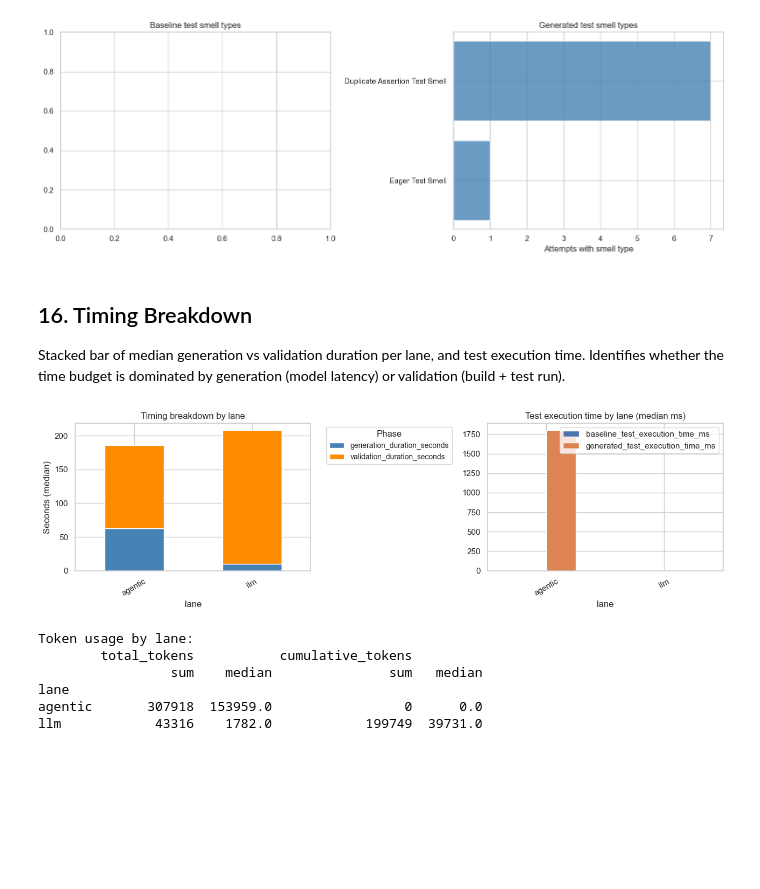
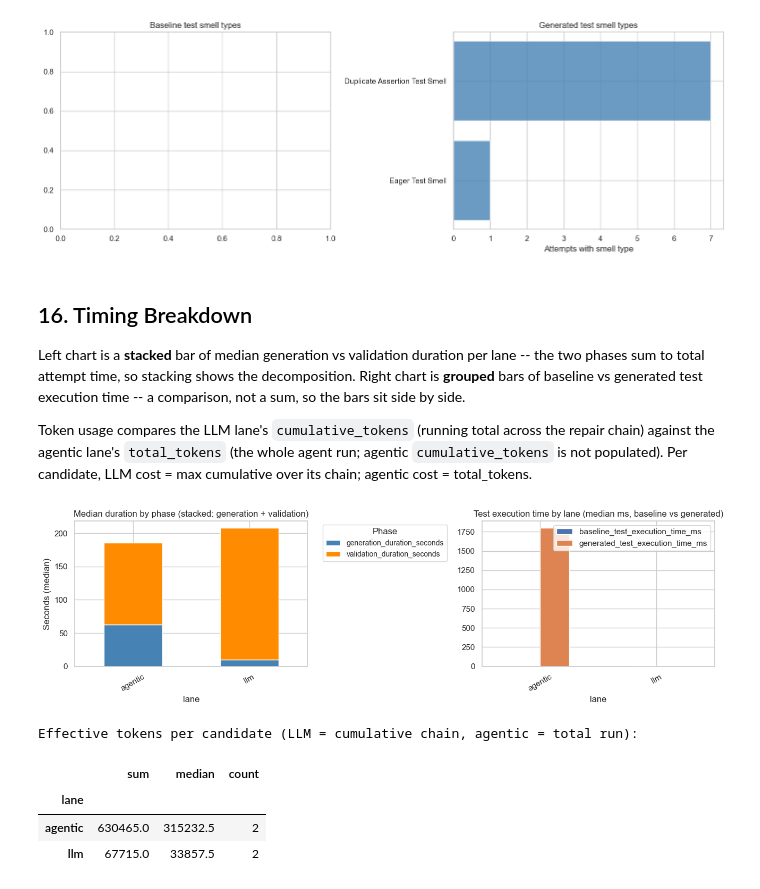
Before and after one commit to consulthunter/TestMap, a Jupyter notebook: Analysis/notebooks/01_repository_evaluation.ipynb, the cells around one changed output. Drawn from its saved outputs; the diff is of its cells as text; code cells hidden in the pictures; blank space fills up the shorter version.

```diff
--- a/Analysis/notebooks/01_repository_evaluation.ipynb
+++ b/Analysis/notebooks/01_repository_evaluation.ipynb
@@ -451,31 +456,34 @@ Generated: total smell instances=13, attempts with smells=7/7
 # %% [markdown]
 ## 16. Timing Breakdown
 
-Stacked bar of median generation vs validation duration per lane, and test execution time. Identifies whether the time budget is dominated by generation (model latency) or validation (build + test run).
+Left chart is a **stacked** bar of median generation vs validation duration per lane -- the two phases sum to total attempt time, so stacking shows the decomposition. Right chart is **grouped** bars of baseline vs generated test execution time -- a comparison, not a sum, so the bars sit side by side.
+
+Token usage compares the LLM lane's `cumulative_tokens` (running total across the repair chain) against the agentic lane's `total_tokens` (the whole agent run; agentic `cumulative_tokens` is not populated). Per candidate, LLM cost = max cumulative over its chain; agentic cost = total_tokens.
 # %%
 from analysis.plots import timing_stacked_bar
 
 fig, axes = plt.subplots(1, 2, figsize=(13, 4))
 timing_stacked_bar(repo_attempts, group_col='lane', ax=axes[0])
+axes[0].set_title('Median duration by phase (stacked: generation + validation)')
 
 exec_cols = [c for c in ['baseline_test_execution_time_ms', 'generated_test_execution_time_ms']
              if c in repo_attempts.columns]
 if exec_cols:
     repo_attempts.groupby('lane')[exec_cols].median().plot(kind='bar', ax=axes[1])
-    axes[1].set_title('Test execution time by lane (median ms)')
+    axes[1].set_title('Test execution time by lane (median ms, baseline vs generated)')
     axes[1].tick_params(axis='x', rotation=30)
 plt.tight_layout()
 plt.show()
 
-token_cols = [c for c in ['total_tokens', 'cumulative_tokens'] if c in repo_attempts.columns]
-if token_cols:
-    print('\nToken usage by lane:')
-    print(repo_attempts.groupby('lane')[token_cols].agg(['sum', 'median']))
+# Lane-fair token cost (candidate-level effective_tokens):
+# LLM = max cumulative over the repair chain; agentic = total run.
+if 'effective_tokens' in candidates.columns and 'lane' in candidates.columns:
+    print('Effective tokens per candidate (LLM = cumulative chain, agentic = total run):')
+    display(candidates.groupby('lane')['effective_tokens'].agg(['sum', 'median', 'count']))
 # %% [output]
-[figure, old version]
+[figure, new version]
-Token usage by lane:
-        total_tokens           cumulative_tokens
-                 sum    median               sum   median
-lane
-agentic       307918  153959.0                 0      0.0
-llm            43316    1782.0            199749  39731.0
+Effective tokens per candidate (LLM = cumulative chain, agentic = total run):
+|  | sum | median | count |
+| lane |  |  |  |
+| agentic | 630465.0 | 315232.5 | 2 |
+| llm | 67715.0 | 33857.5 | 2 |
```
Also changed, not shown: parts of 17 cells of this notebook, 9 other files.
